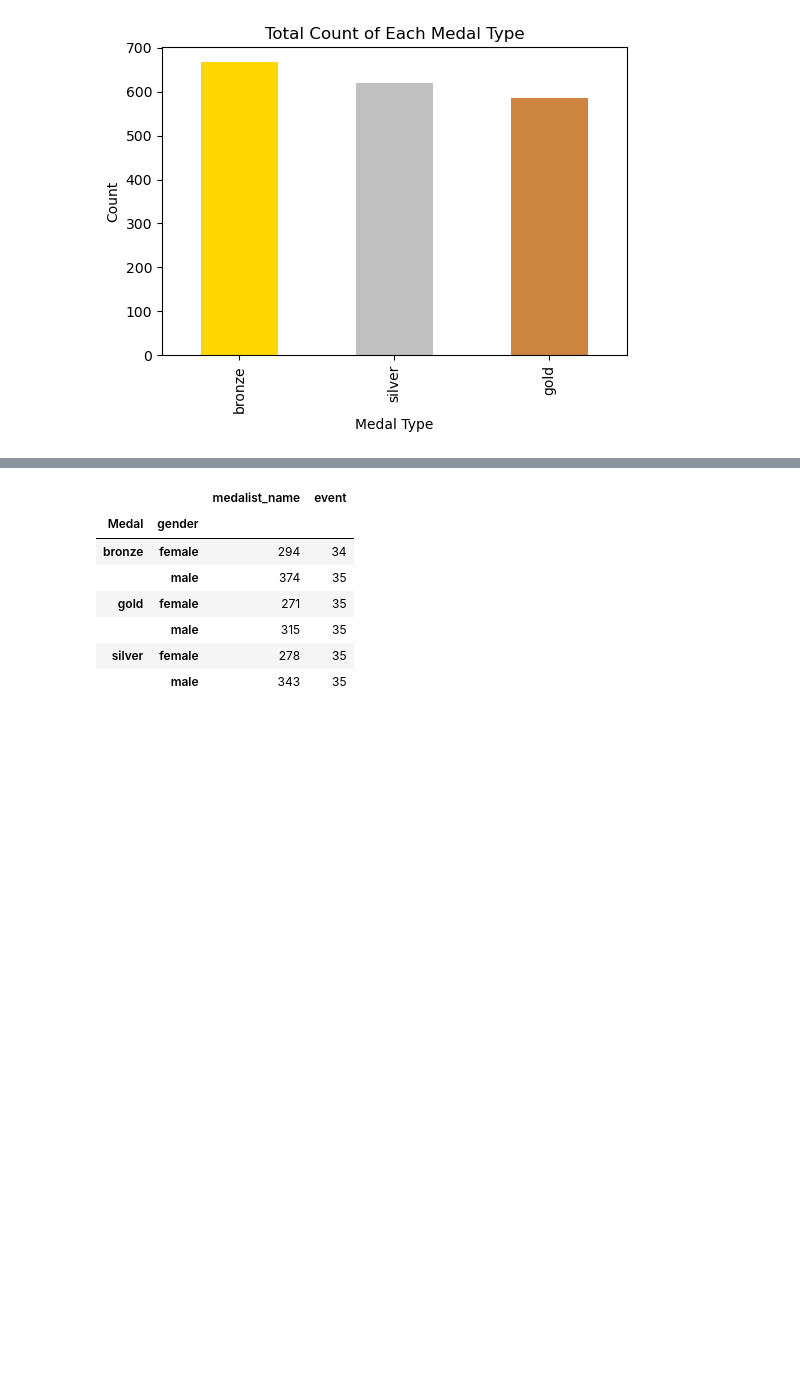
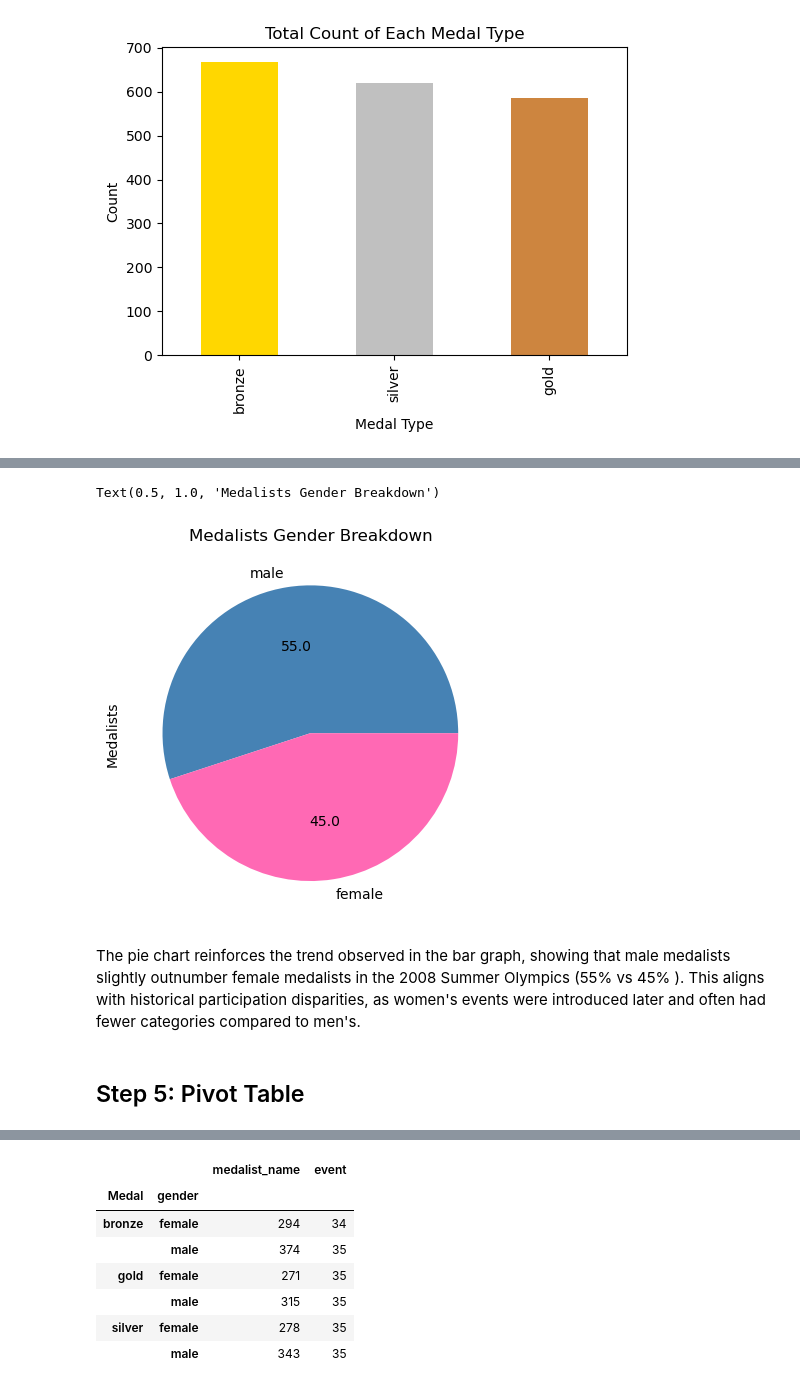
Before and after one commit to silvanamejia1/MEJIA-Python-Portfolio, a Jupyter notebook: Computing II/TidyData_Project/tidy_code.ipynb, the cells around one changed output, grey strips where cells are left out. Drawn from its saved outputs; the diff is of its cells as text; code cells hidden in the pictures; blank space fills up the shorter version.

```diff
--- a/Computing II/TidyData_Project/tidy_code.ipynb
+++ b/Computing II/TidyData_Project/tidy_code.ipynb
@@ -136,0 +169,15 @@ rowing.describe()
+# %%
+gender_count = olympics_tidy['gender'].value_counts()
+plot = gender_count.plot.pie(y='gender',
+                             autopct="%.1f",
+                             colors =['steelblue','hotpink'])
+
+plt.ylabel("Medalists")
+plt.title("Medalists Gender Breakdown")
+# %% [output]
+Text(0.5, 1.0, 'Medalists Gender Breakdown')
+[figure, added]
+# %% [markdown]
+The pie chart reinforces the trend observed in the bar graph, showing that male medalists slightly outnumber female medalists in the 2008 Summer Olympics (55% vs 45% ). This aligns with historical participation disparities, as women's events were introduced later and often had fewer categories compared to men's.
+# %% [markdown]
+## Step 5: Pivot Table
```
Also changed, not shown: parts of 20 cells of this notebook, 1 other file.
